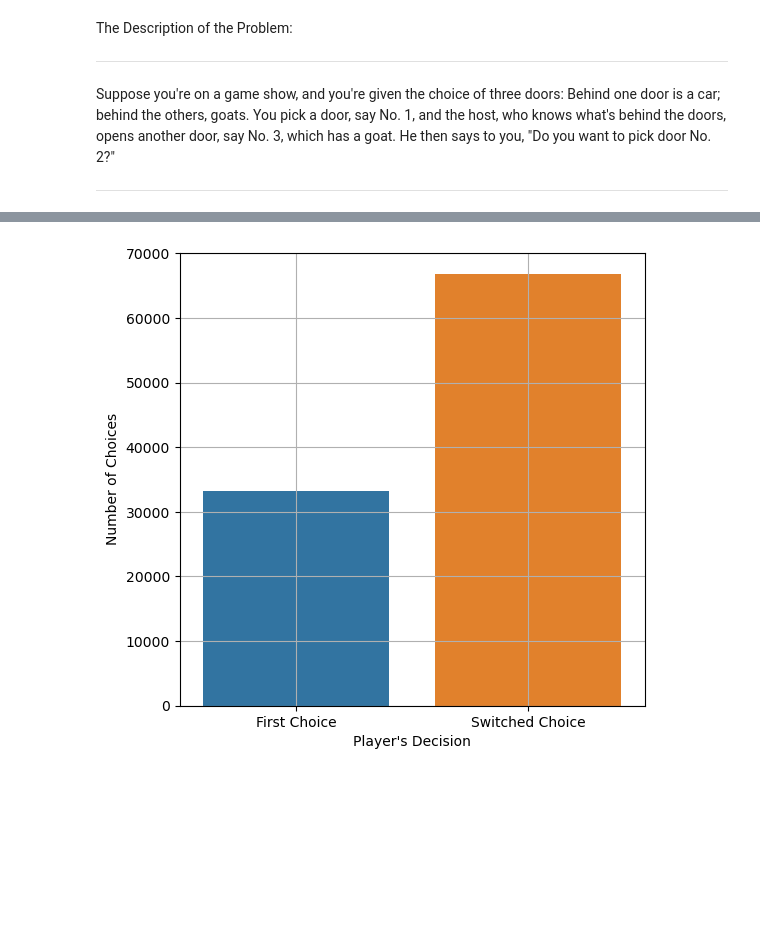
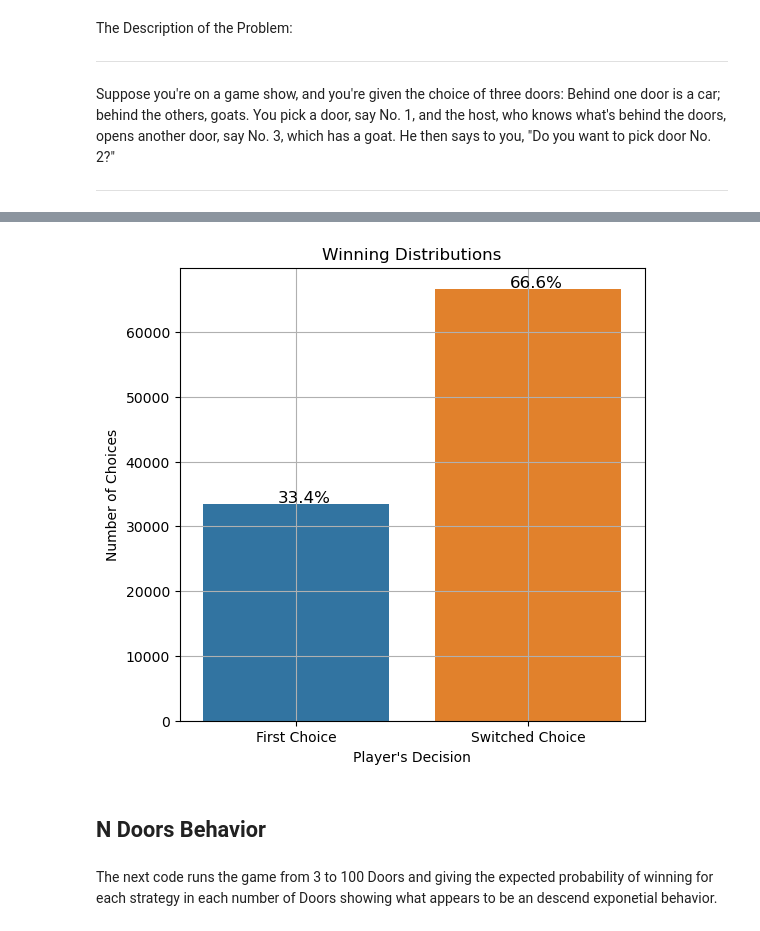
Before and after one commit to IsraelFPM/StatisticalSimulations, a Jupyter notebook: MontyHallProblem.ipynb, the cells around one changed output, grey strips where cells are left out. Drawn from its saved outputs; the diff is of its cells as text; code cells hidden in the pictures; blank space fills up the shorter version.

```diff
--- a/MontyHallProblem.ipynb
+++ b/MontyHallProblem.ipynb
@@ -10,3 +16,38 @@ Suppose you're on a game show, and you're given the choice of three doors: Behin
 ***
 # %% [markdown]
 ![image.png](attachment:image.png)
+# %%
+#First Step
+##Starting the Doors and the Prize
+Doors = [1,2,3]
+Prize = random.choice(Doors)
+
+#Second Step
+##Player's First Choice
+Choice = int(input('There are Three Doors 1,2 and 3. Choose between one of then:'))
+print('\n')
+
+#Third Step
+## Finding the switching Door and giving the option.
+Doors.remove(Prize)
+if(Prize!=Choice):
+    Doors.remove(Choice)
+SwitchingOption = random.choice(Doors)
+Decision = input(f'One of the Doors is opened. Do you want to switch your choice from Door {Choice} to Door {SwitchingOption}, Yes or No?  Answer: ')
+print('\n')
+
+#Fourth Step
+##Computing the Player's Decision
+if(Decision =='Yes'):
+    Choice= SwitchingOption
+
+#Fiveth Step
+##Results
+if(Choice == Prize):
+    print('Congratulations, You just won a brand new car! ')
+else: print('Sorry, better luck next time.')
+print('\n')
+
+# Behind Scenes
+print(f'Door with the prize: {Prize}')
+print(f'Final Choice: {Choice}')
@@ -63,15 +115,25 @@ The Percentage of Winnings when the Player decides to switch the door is: 66.75%
 # %%
 fig = plt.figure(figsize=(6,6),dpi = 100)
 
 label = ['First Choice', 'Switched Choice']
 values = [KeepingWins,SwitchingWins]
-sns.barplot(x=label,y=values)
+ax = sns.barplot(x=label,y=values)
+for p in ax.patches:
+    percentage = '{:.1f}%'.format(100*p.get_height()/N)
+    x = p.get_x() +p.get_width()/2-0.08
+    y = p.get_y() +p.get_height()+0.003*N
+    ax.annotate(percentage,(x,y),size = 12)
 plt.grid()
+plt.title('Winning Distributions')
 plt.xlabel('Player\'s Decision')
 plt.ylabel('Number of Choices')
 plt.show()
 # %% [output]
-[figure, old version]
+[figure, new version]
+# %% [markdown]
+## N Doors Behavior
+# %% [markdown]
+The next code runs the game from 3 to 100 Doors and giving the expected probability of winning for each strategy in each number of Doors showing what appears to be an descend exponetial behavior.
 # %%
 SwitchingWins = []
 KeepingWins= []
```
Also changed, not shown: parts of 9 cells of this notebook.
